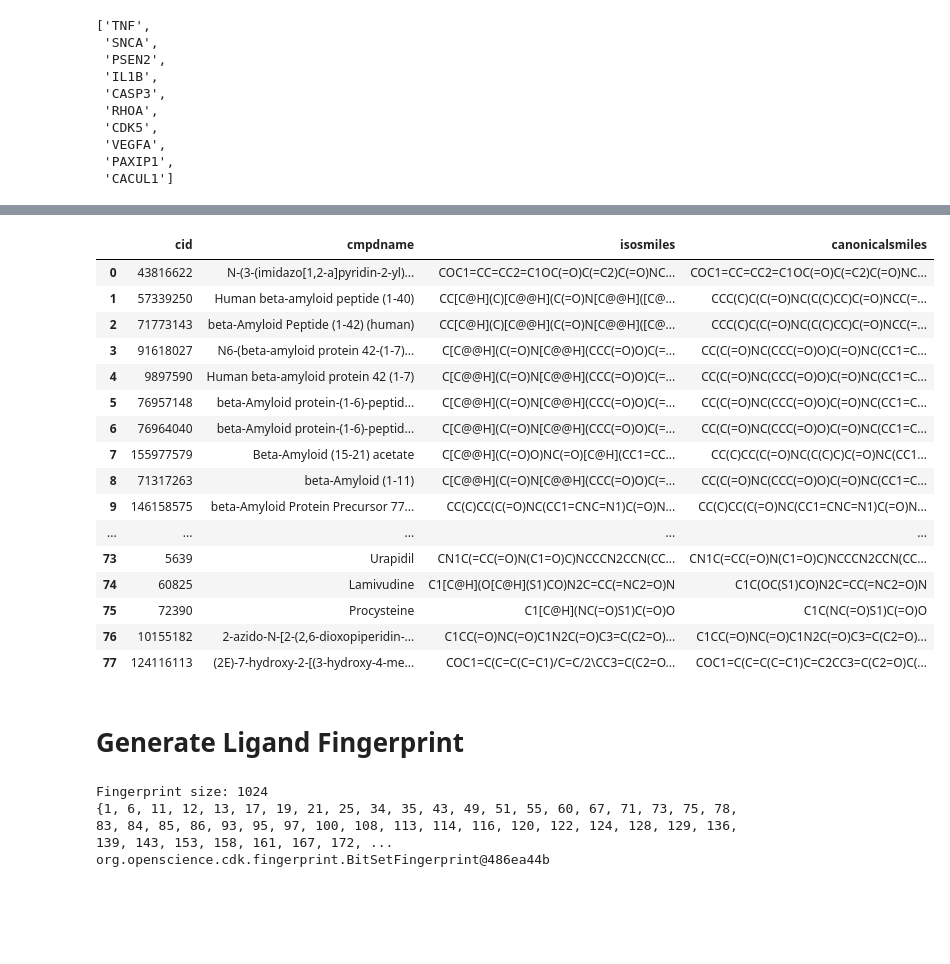
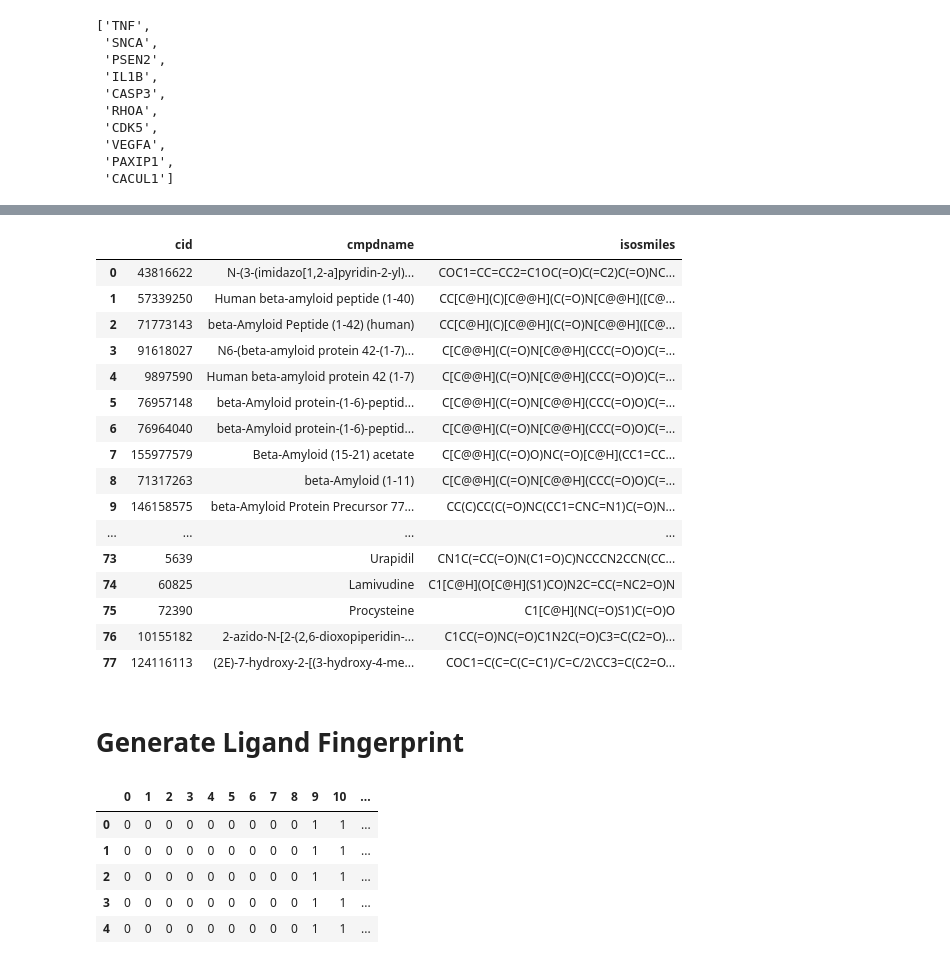
Before and after one commit to fzl-22/in-silico-approach-on-herbal-compound-identification, a Jupyter notebook: src/main.ipynb, the cells around one changed output, grey strips where cells are left out. Saved outputs shown, nothing was run; the diff lists cells and outputs as text; code cells hidden in the pictures; blank space fills up the shorter version.

Commit message:
add: generated PubChem fingerprint of ligand

```diff
--- a/src/main.ipynb
+++ b/src/main.ipynb
@@ -257,38 +257,43 @@ combined_compounds_df.head()
 | 3 | 91618027 | N6-(beta-amyloid protein 42-(1-7)... | W5Y3KOX4Y9|Q27292360|N6-(.BETA.-A... | 1178.2 | C48H71N15O18S | 590.0 | 2250.0 | -9.8 | 82 | ... |
 | 4 | 9897590 | Human beta-amyloid protein 42 (1-7) | Vanutide|Human beta-amyloid prote... | 888.9 | C37H52N12O14 | 443.0 | 1670.0 | -6.6 | 63 | ... |
 # %%
-compounds_compact_summary_df = combined_compounds_df[['cid', 'cmpdname', 'isosmiles', 'canonicalsmiles']]
+compounds_compact_summary_df = combined_compounds_df[['cid', 'cmpdname', 'isosmiles']]
 compounds_compact_summary_df
 # %% [output]
-|  | cid | cmpdname | isosmiles | canonicalsmiles |
-| 0 | 43816622 | N-(3-(imidazo[1,2-a]pyridin-2-yl)... | COC1=CC=CC2=C1OC(=O)C(=C2)C(=O)NC... | COC1=CC=CC2=C1OC(=O)C(=C2)C(=O)NC... |
-| 1 | 57339250 | Human beta-amyloid peptide (1-40) | CC[C@H](C)[C@@H](C(=O)N[C@@H]([C@... | CCC(C)C(C(=O)NC(C(C)CC)C(=O)NCC(=... |
-| 2 | 71773143 | beta-Amyloid Peptide (1-42) (human) | CC[C@H](C)[C@@H](C(=O)N[C@@H]([C@... | CCC(C)C(C(=O)NC(C(C)CC)C(=O)NCC(=... |
-| 3 | 91618027 | N6-(beta-amyloid protein 42-(1-7)... | C[C@@H](C(=O)N[C@@H](CCC(=O)O)C(=... | CC(C(=O)NC(CCC(=O)O)C(=O)NC(CC1=C... |
-| 4 | 9897590 | Human beta-amyloid protein 42 (1-7) | C[C@@H](C(=O)N[C@@H](CCC(=O)O)C(=... | CC(C(=O)NC(CCC(=O)O)C(=O)NC(CC1=C... |
-| 5 | 76957148 | beta-Amyloid protein-(1-6)-peptid... | C[C@@H](C(=O)N[C@@H](CCC(=O)O)C(=... | CC(C(=O)NC(CCC(=O)O)C(=O)NC(CC1=C... |
-| 6 | 76964040 | beta-Amyloid protein-(1-6)-peptid... | C[C@@H](C(=O)N[C@@H](CCC(=O)O)C(=... | CC(C(=O)NC(CCC(=O)O)C(=O)NC(CC1=C... |
-| 7 | 155977579 | Beta-Amyloid (15-21) acetate | C[C@@H](C(=O)O)NC(=O)[C@H](CC1=CC... | CC(C)CC(C(=O)NC(C(C)C)C(=O)NC(CC1... |
-| 8 | 71317263 | beta-Amyloid (1-11) | C[C@@H](C(=O)N[C@@H](CCC(=O)O)C(=... | CC(C(=O)NC(CCC(=O)O)C(=O)NC(CC1=C... |
-| 9 | 146158575 | beta-Amyloid Protein Precursor 77... | CC(C)CC(C(=O)NC(CC1=CNC=N1)C(=O)N... | CC(C)CC(C(=O)NC(CC1=CNC=N1)C(=O)N... |
-| ... | ... | ... | ... | ... |
-| 73 | 5639 | Urapidil | CN1C(=CC(=O)N(C1=O)C)NCCCN2CCN(CC... | CN1C(=CC(=O)N(C1=O)C)NCCCN2CCN(CC... |
-| 74 | 60825 | Lamivudine | C1[C@H](O[C@H](S1)CO)N2C=CC(=NC2=O)N | C1C(OC(S1)CO)N2C=CC(=NC2=O)N |
-| 75 | 72390 | Procysteine | C1[C@H](NC(=O)S1)C(=O)O | C1C(NC(=O)S1)C(=O)O |
-| 76 | 10155182 | 2-azido-N-[2-(2,6-dioxopiperidin-... | C1CC(=O)NC(=O)C1N2C(=O)C3=C(C2=O)... | C1CC(=O)NC(=O)C1N2C(=O)C3=C(C2=O)... |
-| 77 | 124116113 | (2E)-7-hydroxy-2-[(3-hydroxy-4-me... | COC1=C(C=C(C=C1)/C=C/2\CC3=C(C2=O... | COC1=C(C=C(C=C1)C=C2CC3=C(C2=O)C(... |
+|  | cid | cmpdname | isosmiles |
+| 0 | 43816622 | N-(3-(imidazo[1,2-a]pyridin-2-yl)... | COC1=CC=CC2=C1OC(=O)C(=C2)C(=O)NC... |
+| 1 | 57339250 | Human beta-amyloid peptide (1-40) | CC[C@H](C)[C@@H](C(=O)N[C@@H]([C@... |
+| 2 | 71773143 | beta-Amyloid Peptide (1-42) (human) | CC[C@H](C)[C@@H](C(=O)N[C@@H]([C@... |
+| 3 | 91618027 | N6-(beta-amyloid protein 42-(1-7)... | C[C@@H](C(=O)N[C@@H](CCC(=O)O)C(=... |
+| 4 | 9897590 | Human beta-amyloid protein 42 (1-7) | C[C@@H](C(=O)N[C@@H](CCC(=O)O)C(=... |
+| 5 | 76957148 | beta-Amyloid protein-(1-6)-peptid... | C[C@@H](C(=O)N[C@@H](CCC(=O)O)C(=... |
+| 6 | 76964040 | beta-Amyloid protein-(1-6)-peptid... | C[C@@H](C(=O)N[C@@H](CCC(=O)O)C(=... |
+| 7 | 155977579 | Beta-Amyloid (15-21) acetate | C[C@@H](C(=O)O)NC(=O)[C@H](CC1=CC... |
+| 8 | 71317263 | beta-Amyloid (1-11) | C[C@@H](C(=O)N[C@@H](CCC(=O)O)C(=... |
+| 9 | 146158575 | beta-Amyloid Protein Precursor 77... | CC(C)CC(C(=O)NC(CC1=CNC=N1)C(=O)N... |
+| ... | ... | ... | ... |
+| 73 | 5639 | Urapidil | CN1C(=CC(=O)N(C1=O)C)NCCCN2CCN(CC... |
+| 74 | 60825 | Lamivudine | C1[C@H](O[C@H](S1)CO)N2C=CC(=NC2=O)N |
+| 75 | 72390 | Procysteine | C1[C@H](NC(=O)S1)C(=O)O |
+| 76 | 10155182 | 2-azido-N-[2-(2,6-dioxopiperidin-... | C1CC(=O)NC(=O)C1N2C(=O)C3=C(C2=O)... |
+| 77 | 124116113 | (2E)-7-hydroxy-2-[(3-hydroxy-4-me... | COC1=C(C=C(C=C1)/C=C/2\CC3=C(C2=O... |
 # %%
 compounds_compact_summary_df.to_csv('../data/results/compounds_summary_results.csv')
 # %% [markdown]
 # Generate Ligand Fingerprint
-# %%
-from cdk_pywrapper.cdk_pywrapper import Compound
-
-smiles = 'COC1=CC=CC2=C1OC(=O)C(=C2)C(=O)NC3=CC=CC(=C3)C4=CN5C=CC=CC5=N4'
-cmpnd = Compound(compound_string=smiles, identifier_type='smiles')
-fingerprint = cmpnd.get_fingerprint()
-print(fingerprint)
-# %% [output]
-Fingerprint size: 1024
-{1, 6, 11, 12, 13, 17, 19, 21, 25, 34, 35, 43, 49, 51, 55, 60, 67, 71, 73, 75, 78, 83, 84, 85, 86, 93, 95, 97, 100, 108, 113, 114, 116, 120, 122, 124, 128, 129, 136, 139, 143, 153, 158, 161, 167, 172, ...
-org.openscience.cdk.fingerprint.BitSetFingerprint@486ea44b
+# %%
+list_of_fingerprint = []
+for smiles in compounds_compact_summary_df['isosmiles']:
+  fingerprint = get_fingerprint(smiles, 'pubchem')
+  fingerprint = list(fingerprint.to_numpy().astype(int))
+  list_of_fingerprint.append(fingerprint)
+
+list_of_ligand_fingerprints_df = pd.DataFrame(list_of_fingerprint)
+list_of_ligand_fingerprints_df.head(5)
+# %% [output]
+|  | 0 | 1 | 2 | 3 | 4 | 5 | 6 | 7 | 8 | 9 | 10 | ... |
+| 0 | 0 | 0 | 0 | 0 | 0 | 0 | 0 | 0 | 0 | 1 | 1 | ... |
+| 1 | 0 | 0 | 0 | 0 | 0 | 0 | 0 | 0 | 0 | 1 | 1 | ... |
+| 2 | 0 | 0 | 0 | 0 | 0 | 0 | 0 | 0 | 0 | 1 | 1 | ... |
+| 3 | 0 | 0 | 0 | 0 | 0 | 0 | 0 | 0 | 0 | 1 | 1 | ... |
+| 4 | 0 | 0 | 0 | 0 | 0 | 0 | 0 | 0 | 0 | 1 | 1 | ... |
```
Also changed, not shown: parts of 3 cells of this notebook, 4 other files.
